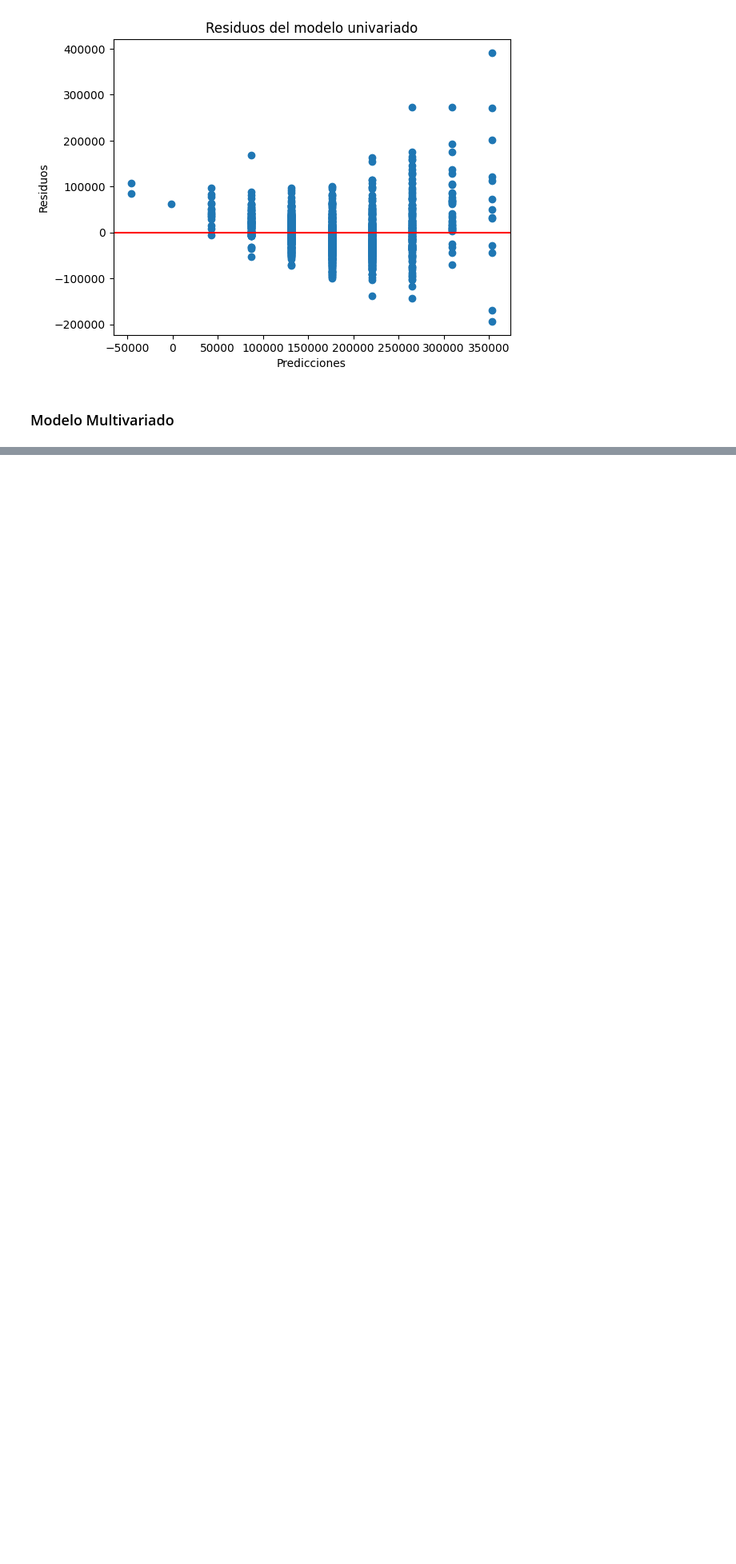
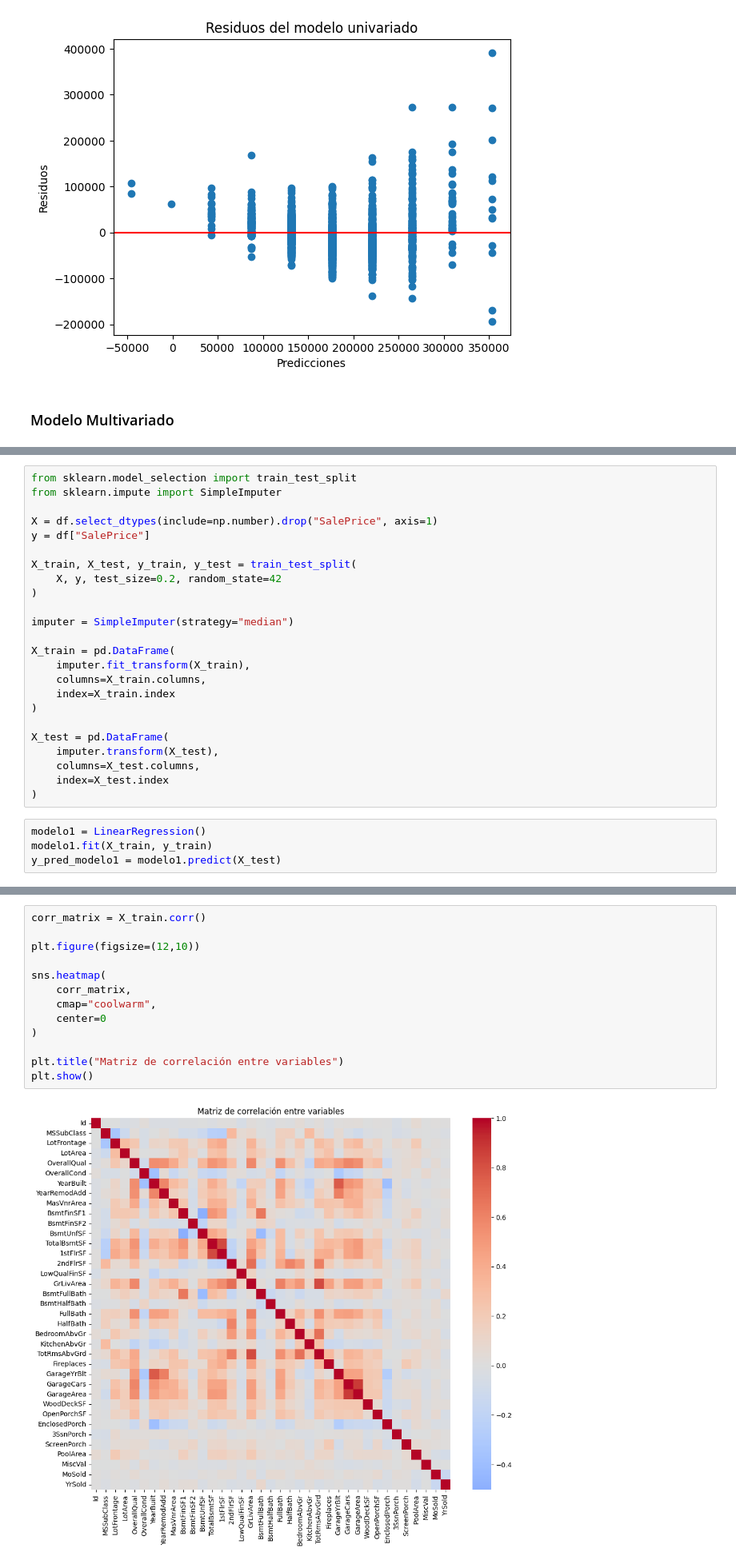
Before and after one commit to NESHGP04/Lab3-MD, a Jupyter notebook: modelo.ipynb, the cells around one changed output, grey strips where cells are left out. Shown at 80% size. Saved outputs shown, nothing was run; the diff lists cells and outputs as text; blank space fills up the shorter version.

Commit message:
implementación de prueba spara evaluar colinealidad en la regresión lineal y modelo lasso

```diff
--- a/modelo.ipynb
+++ b/modelo.ipynb
@@ -175,3 +172,31 @@ plt.title("Matriz de correlación")
 plt.show()
 # %% [output]
 [figure]
+# %%
+from sklearn.model_selection import train_test_split
+from sklearn.impute import SimpleImputer
+
+X = df.select_dtypes(include=np.number).drop("SalePrice", axis=1)
+y = df["SalePrice"]
+
+X_train, X_test, y_train, y_test = train_test_split(
+    X, y, test_size=0.2, random_state=42
+)
+
+imputer = SimpleImputer(strategy="median")
+
+X_train = pd.DataFrame(
+    imputer.fit_transform(X_train),
+    columns=X_train.columns,
+    index=X_train.index
+)
+
+X_test = pd.DataFrame(
+    imputer.transform(X_test),
+    columns=X_test.columns,
+    index=X_test.index
+)
+# %%
+modelo1 = LinearRegression()
+modelo1.fit(X_train, y_train)
+y_pred_modelo1 = modelo1.predict(X_test)
@@ -177,0 +313,15 @@ plt.show()
+# %%
+corr_matrix = X_train.corr()
+
+plt.figure(figsize=(12,10))
+
+sns.heatmap(
+    corr_matrix,
+    cmap="coolwarm",
+    center=0
+)
+
+plt.title("Matriz de correlación entre variables")
+plt.show()
+# %% [output]
+[figure, added]
```
Also changed, not shown: parts of 33 cells of this notebook, 1 other file.
